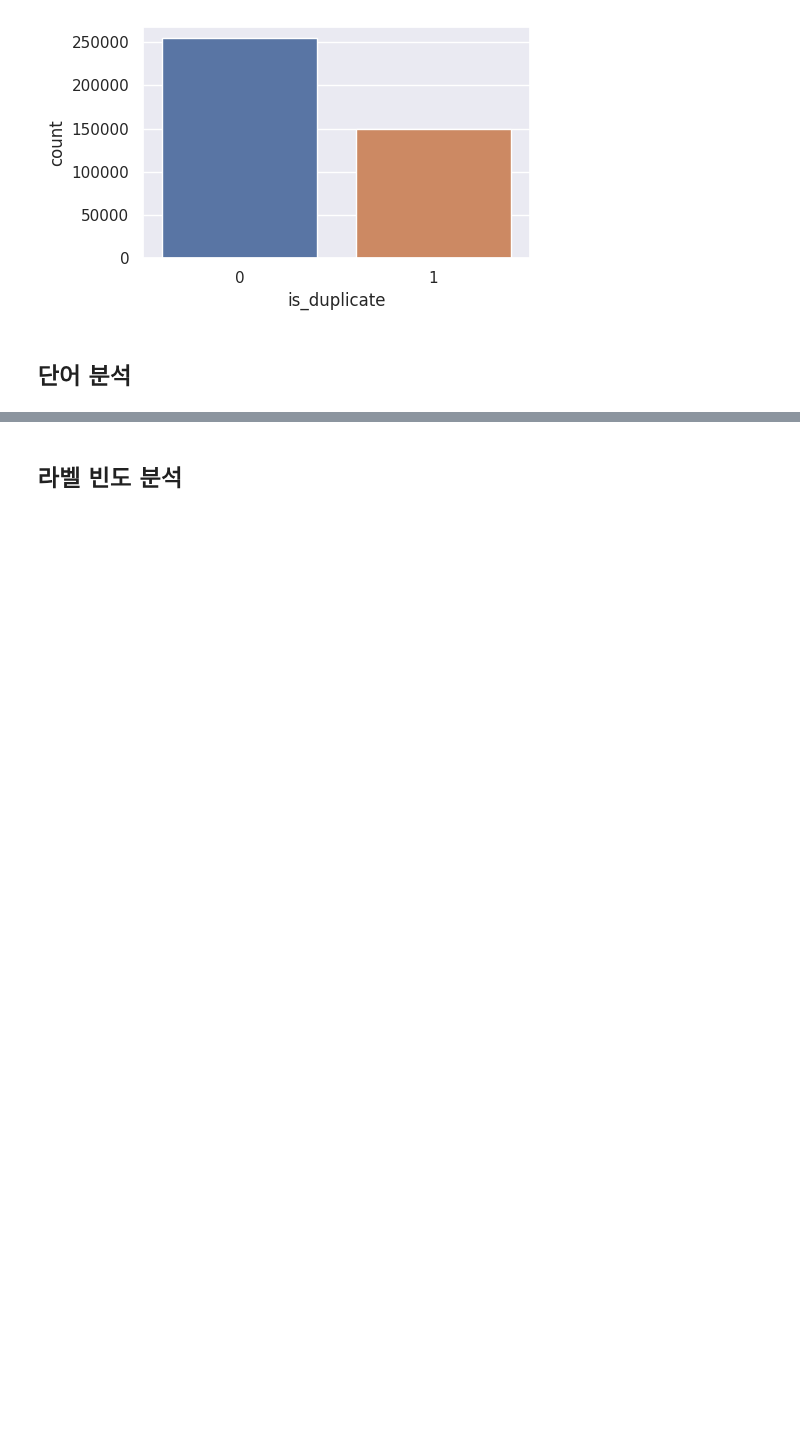
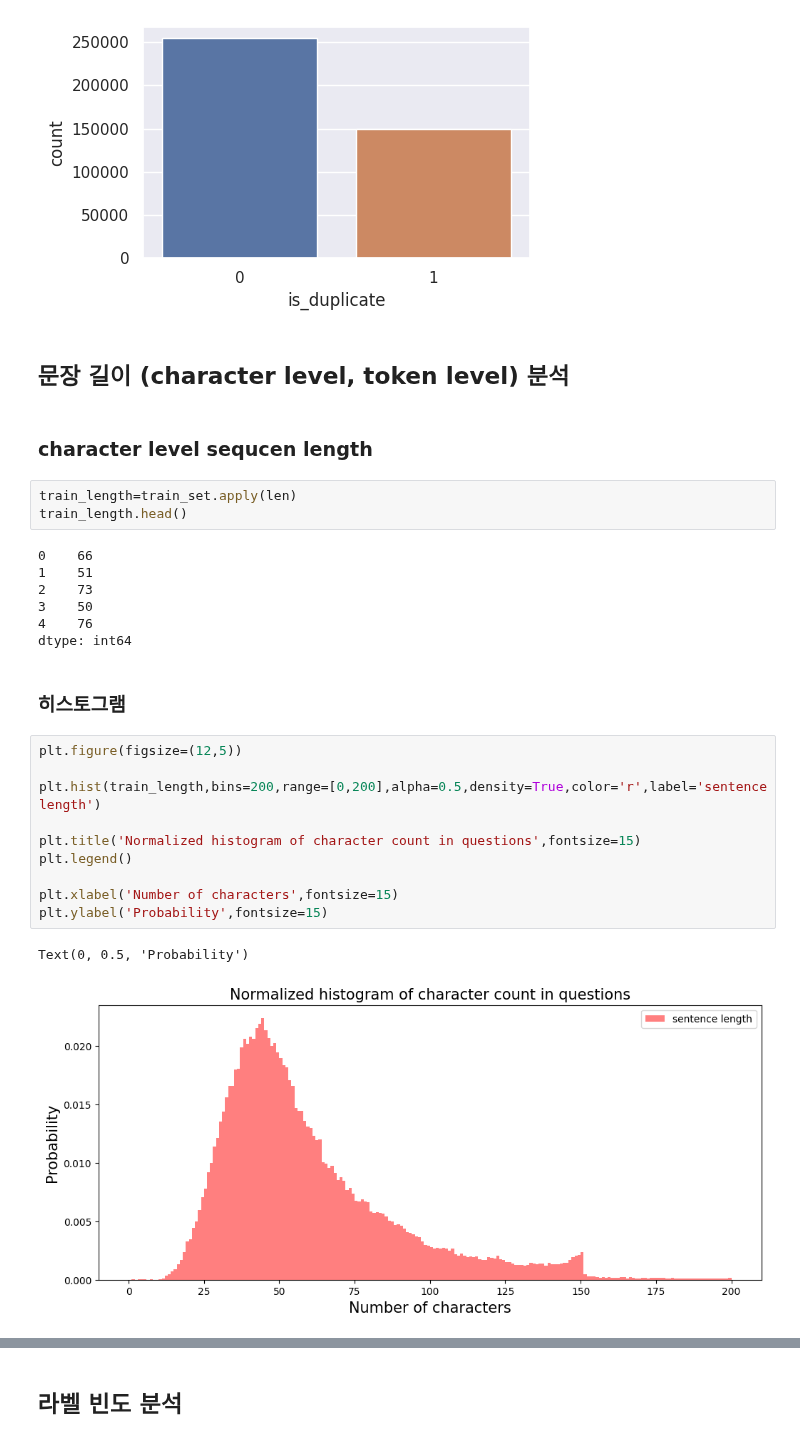
Before and after one commit to DonghaeSuh/NLP_Pytorch, a Jupyter notebook: EDA/Quora_Question_Pairs_EDA.ipynb, the cells around one changed output, grey strips where cells are left out. Drawn from its saved outputs; the diff is of its cells as text; blank space fills up the shorter version.

```diff
--- a/EDA/Quora_Question_Pairs_EDA.ipynb
+++ b/EDA/Quora_Question_Pairs_EDA.ipynb
@@ -139,5 +139,32 @@ sns.countplot(x='is_duplicate',data=train_df)
 # %% [output]
 <Axes: xlabel='is_duplicate', ylabel='count'>
 [figure]
-# %% [markdown]
-## 단어 분석
+# %% [markdown]
+## 문장 길이 (character level, token level) 분석
+# %% [markdown]
+### character level sequcen length
+# %%
+train_length=train_set.apply(len)
+train_length.head()
+# %% [output]
+0    66
+1    51
+2    73
+3    50
+4    76
+dtype: int64
+# %% [markdown]
+### 히스토그램
+# %%
+plt.figure(figsize=(12,5))
+
+plt.hist(train_length,bins=200,range=[0,200],alpha=0.5,density=True,color='r',label='sentence length')
+
+plt.title('Normalized histogram of character count in questions',fontsize=15)
+plt.legend()
+
+plt.xlabel('Number of characters',fontsize=15)
+plt.ylabel('Probability',fontsize=15)
+# %% [output]
+Text(0, 0.5, 'Probability')
+[figure, added]
```
Also changed, not shown: parts of 5 cells of this notebook.
